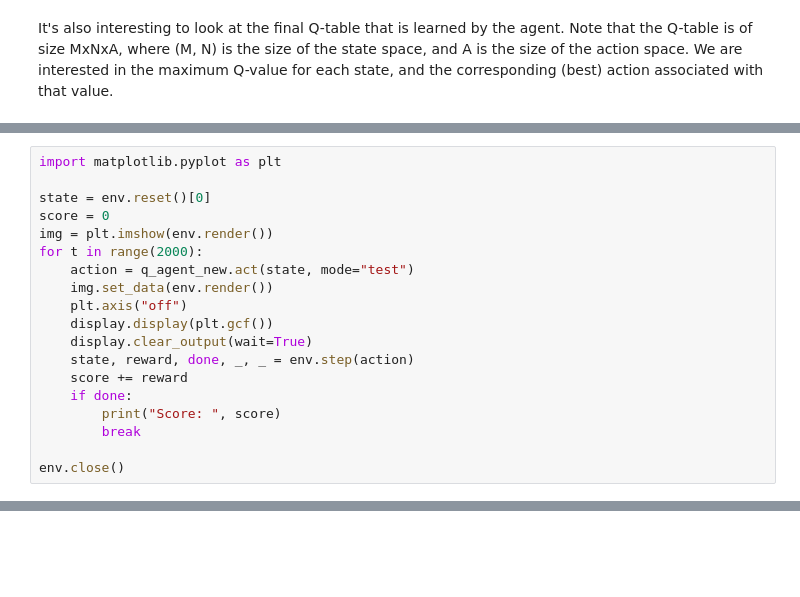
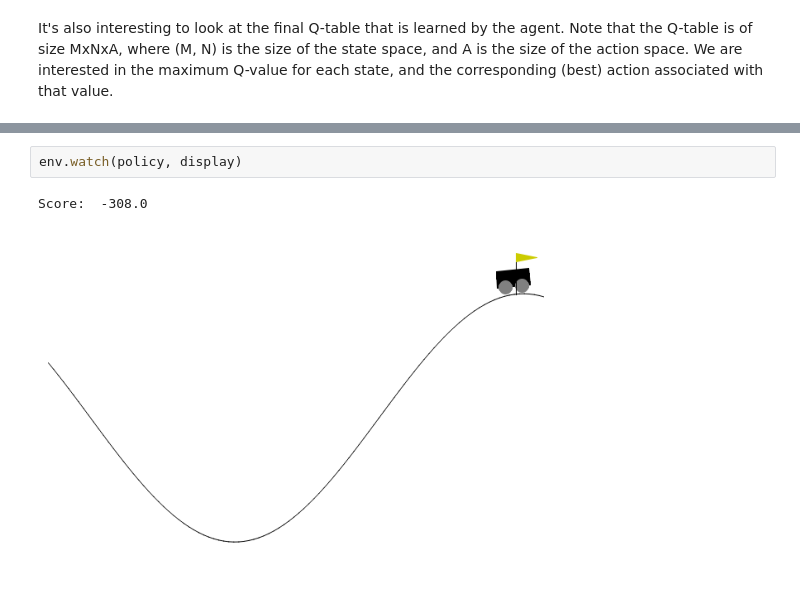
Before and after one commit to regokan/deep-mind-lab, a Jupyter notebook: examples/mountaincar/Discretization.ipynb, the cells around one changed output, grey strips where cells are left out. Cells and saved outputs as stored; diff of their text form; blank space fills up the shorter version.

```diff
--- a/examples/mountaincar/Discretization.ipynb
+++ b/examples/mountaincar/Discretization.ipynb
@@ -565,19 +341,0 @@ plot_q_table(q_agent_new.q_table)
-# %%
-import matplotlib.pyplot as plt
-
-state = env.reset()[0]
-score = 0
-img = plt.imshow(env.render())
-for t in range(2000):
-    action = q_agent_new.act(state, mode="test")
-    img.set_data(env.render())
-    plt.axis("off")
-    display.display(plt.gcf())
-    display.clear_output(wait=True)
-    state, reward, done, _, _ = env.step(action)
-    score += reward
-    if done:
-        print("Score: ", score)
-        break
-
-env.close()
@@ -586,0 +342,5 @@ Score:  -1266.0
+# %%
+env.watch(policy, display)
+# %% [output]
+Score:  -308.0
+[figure, added]
```
Also changed, not shown: parts of 34 cells of this notebook, 4 other files.
